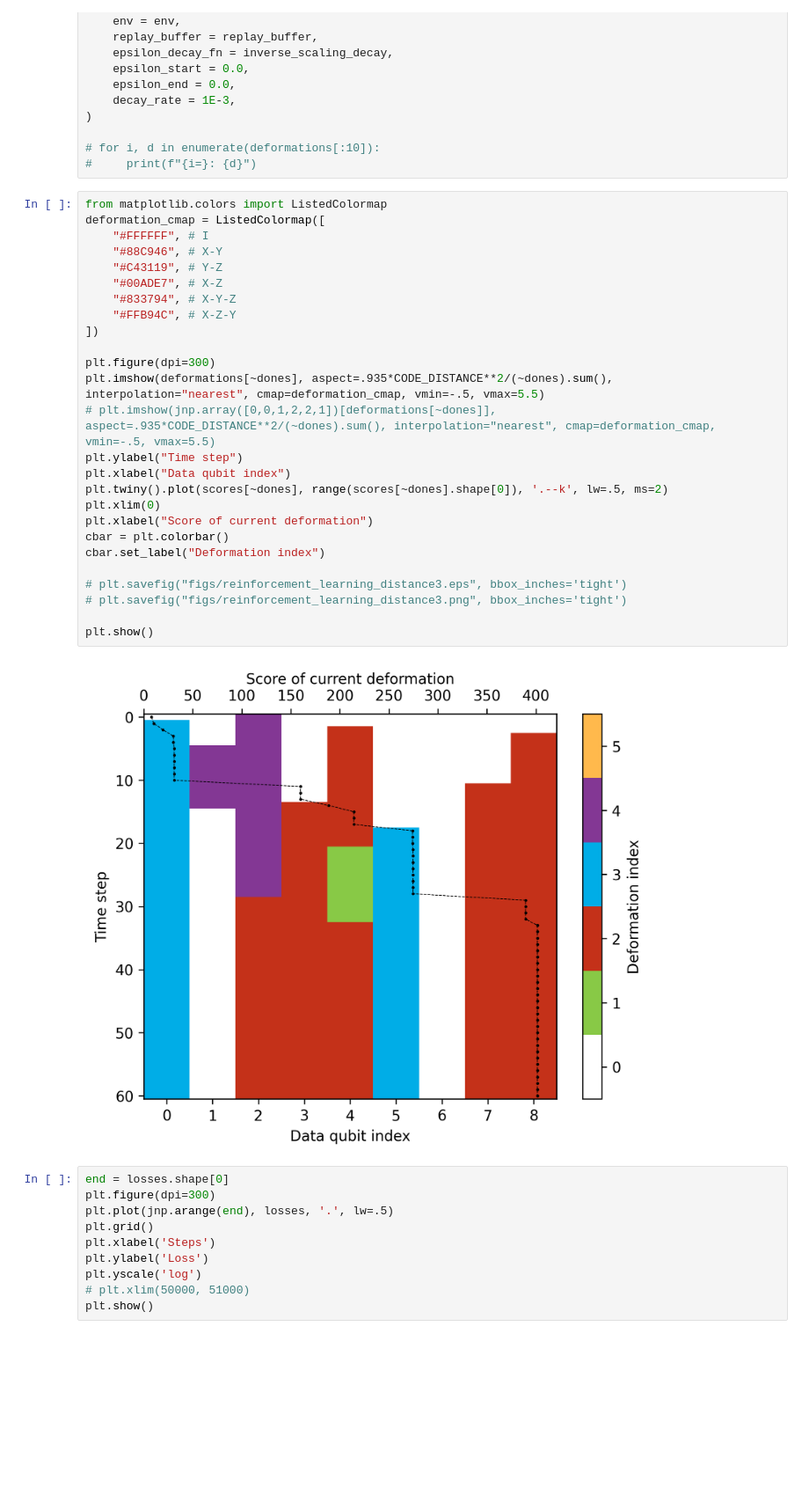
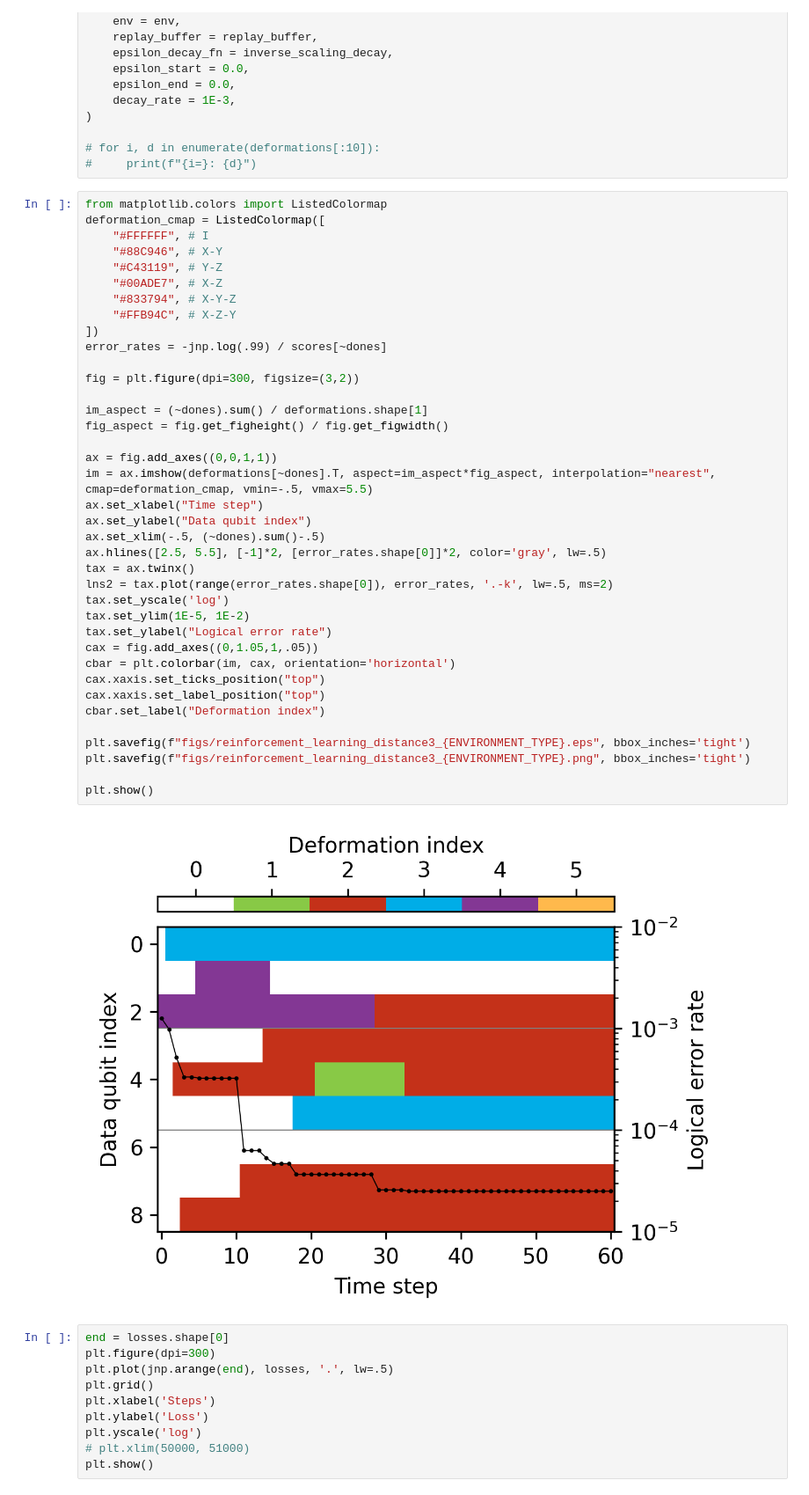
Before and after one commit to JuliusRye/QEC, a Jupyter notebook: Modules/reinforcement_learning_deformation_search.ipynb, the cells around one changed output. Shown at 88% size. Saved outputs shown, nothing was run; the diff lists cells and outputs as text; blank space fills up the shorter version.

Commit message:
Created plots for the RL-agent using both the PML and CNN decoder

```diff
--- a/Modules/reinforcement_learning_deformation_search.ipynb
+++ b/Modules/reinforcement_learning_deformation_search.ipynb
@@ -413,31 +414,43 @@ SEED = 362
 # %%
 from matplotlib.colors import ListedColormap
 deformation_cmap = ListedColormap([
     "#FFFFFF", # I
     "#88C946", # X-Y
     "#C43119", # Y-Z
     "#00ADE7", # X-Z
     "#833794", # X-Y-Z
     "#FFB94C", # X-Z-Y
 ])
+error_rates = -jnp.log(.99) / scores[~dones]
 
-plt.figure(dpi=300)
-plt.imshow(deformations[~dones], aspect=.935*CODE_DISTANCE**2/(~dones).sum(), interpolation="nearest", cmap=deformation_cmap, vmin=-.5, vmax=5.5)
-# plt.imshow(jnp.array([0,0,1,2,2,1])[deformations[~dones]], aspect=.935*CODE_DISTANCE**2/(~dones).sum(), interpolation="nearest", cmap=deformation_cmap, vmin=-.5, vmax=5.5)
-plt.ylabel("Time step")
-plt.xlabel("Data qubit index")
-plt.twiny().plot(scores[~dones], range(scores[~dones].shape[0]), '.--k', lw=.5, ms=2)
-plt.xlim(0)
-plt.xlabel("Score of current deformation")
-cbar = plt.colorbar()
+fig = plt.figure(dpi=300, figsize=(3,2))
+
+im_aspect = (~dones).sum() / deformations.shape[1]
+fig_aspect = fig.get_figheight() / fig.get_figwidth()
+
+ax = fig.add_axes((0,0,1,1))
+im = ax.imshow(deformations[~dones].T, aspect=im_aspect*fig_aspect, interpolation="nearest", cmap=deformation_cmap, vmin=-.5, vmax=5.5)
+ax.set_xlabel("Time step")
+ax.set_ylabel("Data qubit index")
+ax.set_xlim(-.5, (~dones).sum()-.5)
+ax.hlines([2.5, 5.5], [-1]*2, [error_rates.shape[0]]*2, color='gray', lw=.5)
+tax = ax.twinx()
+lns2 = tax.plot(range(error_rates.shape[0]), error_rates, '.-k', lw=.5, ms=2)
+tax.set_yscale('log')
+tax.set_ylim(1E-5, 1E-2)
+tax.set_ylabel("Logical error rate")
+cax = fig.add_axes((0,1.05,1,.05))
+cbar = plt.colorbar(im, cax, orientation='horizontal')
+cax.xaxis.set_ticks_position("top")
+cax.xaxis.set_label_position("top")
 cbar.set_label("Deformation index")
 
-# plt.savefig("figs/reinforcement_learning_distance3.eps", bbox_inches='tight')
-# plt.savefig("figs/reinforcement_learning_distance3.png", bbox_inches='tight')
+plt.savefig(f"figs/reinforcement_learning_distance3_{ENVIRONMENT_TYPE}.eps", bbox_inches='tight')
+plt.savefig(f"figs/reinforcement_learning_distance3_{ENVIRONMENT_TYPE}.png", bbox_inches='tight')
 
 plt.show()
 # %% [output]
-[figure, old version]
+[figure, new version]
 # %%
 end = losses.shape[0]
 plt.figure(dpi=300)
```
Also changed, not shown: parts of 4 cells of this notebook, 7 other files.
